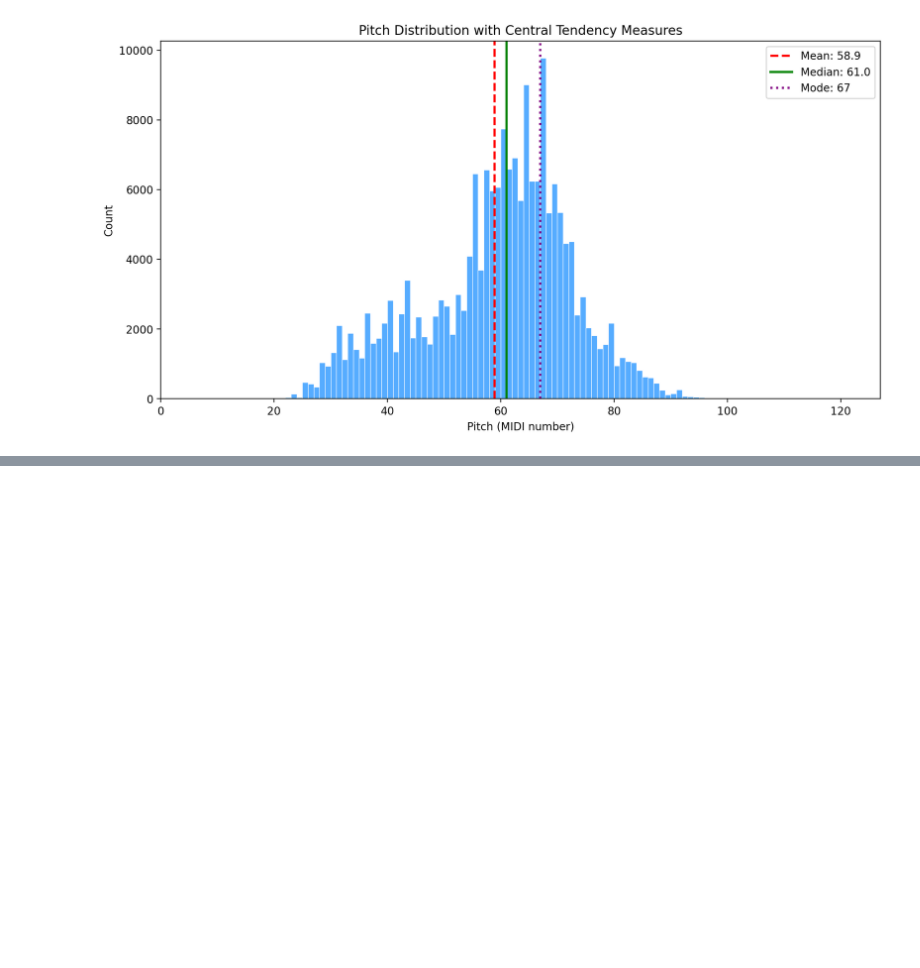
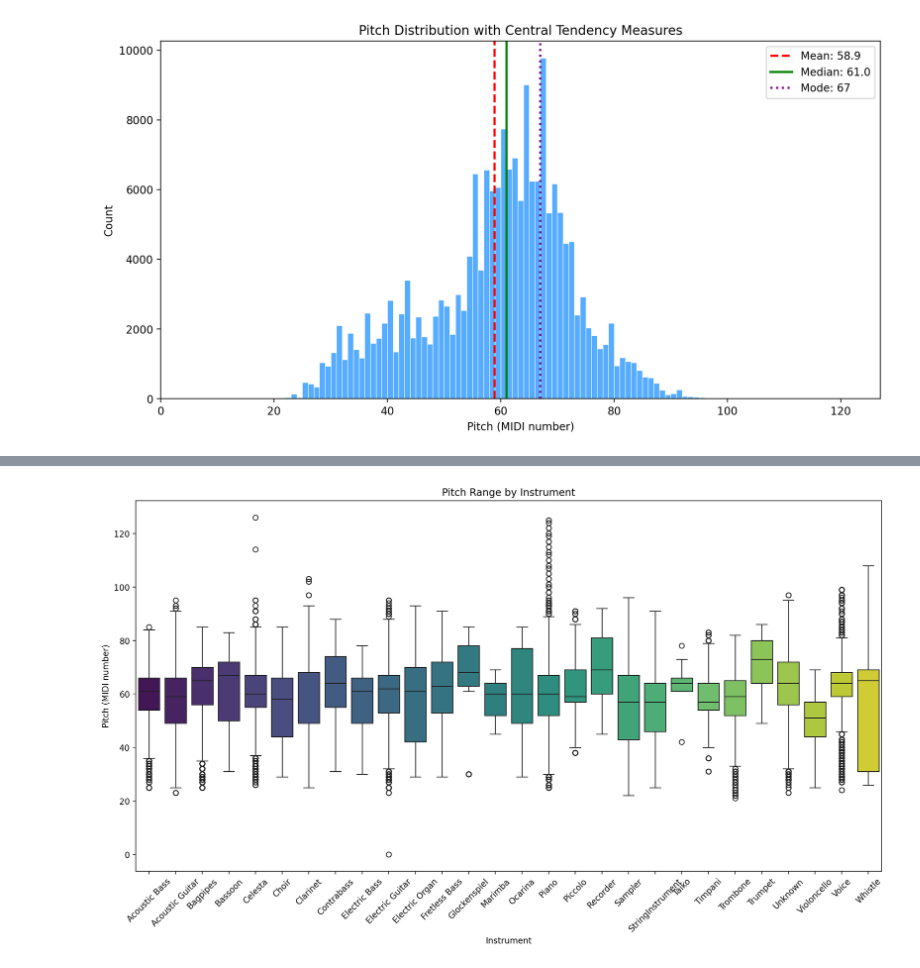
Before and after one commit to julielerudulier/Projects, a Jupyter notebook: TDA Applied to Symbolic Music/project.ipynb, the cells around one changed output, grey strips where cells are left out. Cells and saved outputs as stored; diff of their text form; code cells hidden in the pictures; blank space fills up the shorter version.

```diff
--- a/TDA Applied to Symbolic Music/project.ipynb
+++ b/TDA Applied to Symbolic Music/project.ipynb
@@ -345,0 +428,12 @@ Name: count, dtype: int64
+# %%
+alphabetic_order = sorted(df['instrument'].unique())
+
+plt.figure(figsize=(16, 8))
+sns.boxplot(data=df, x='instrument', y='pitch', palette='viridis', order=alphabetic_order)
+plt.xticks(rotation=45)
+plt.title('Pitch Range by Instrument')
+plt.xlabel('Instrument')
+plt.ylabel('Pitch (MIDI number)')
+plt.show()
+# %% [output]
+[figure, added]
```
Also changed, not shown: parts of 28 cells of this notebook.
